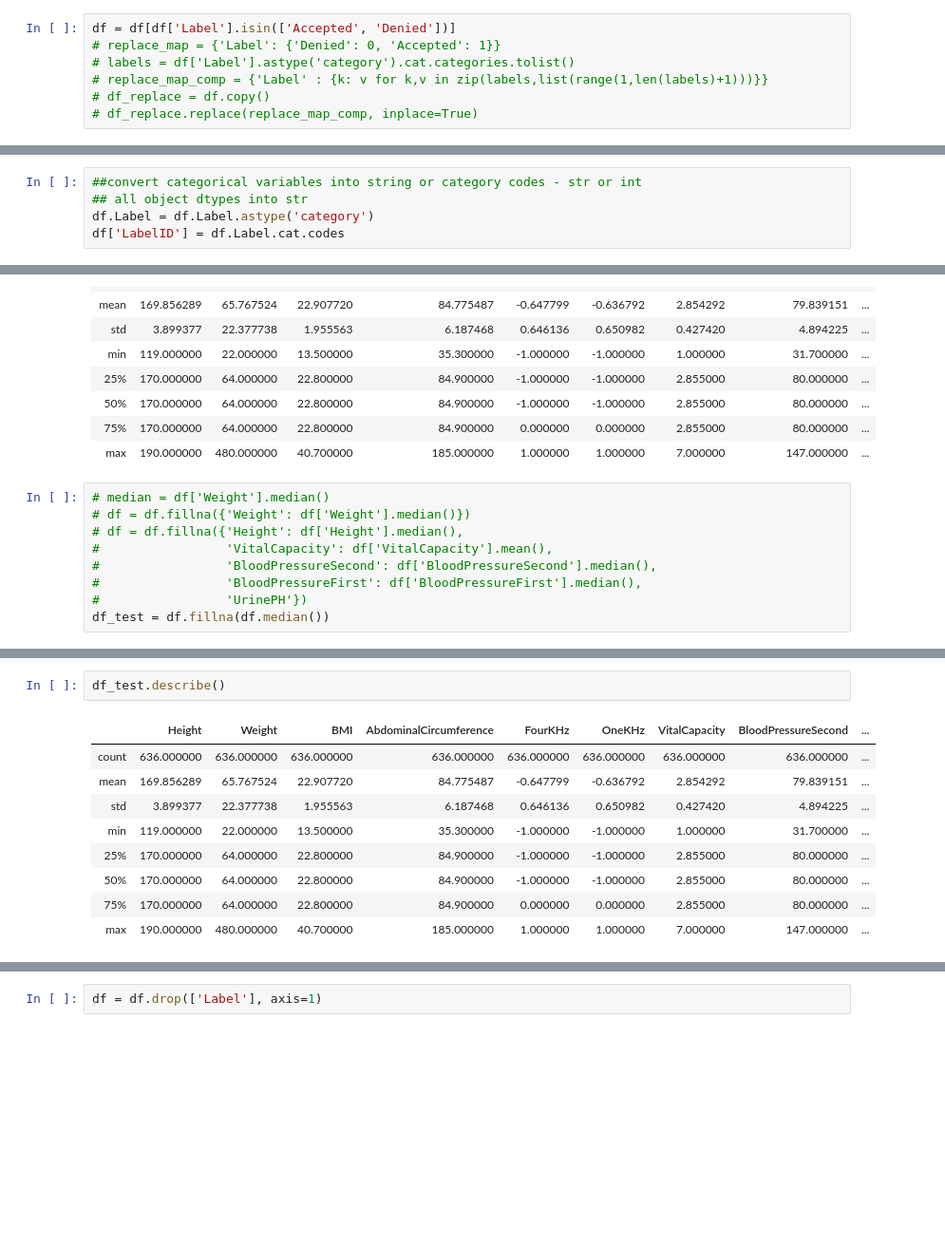
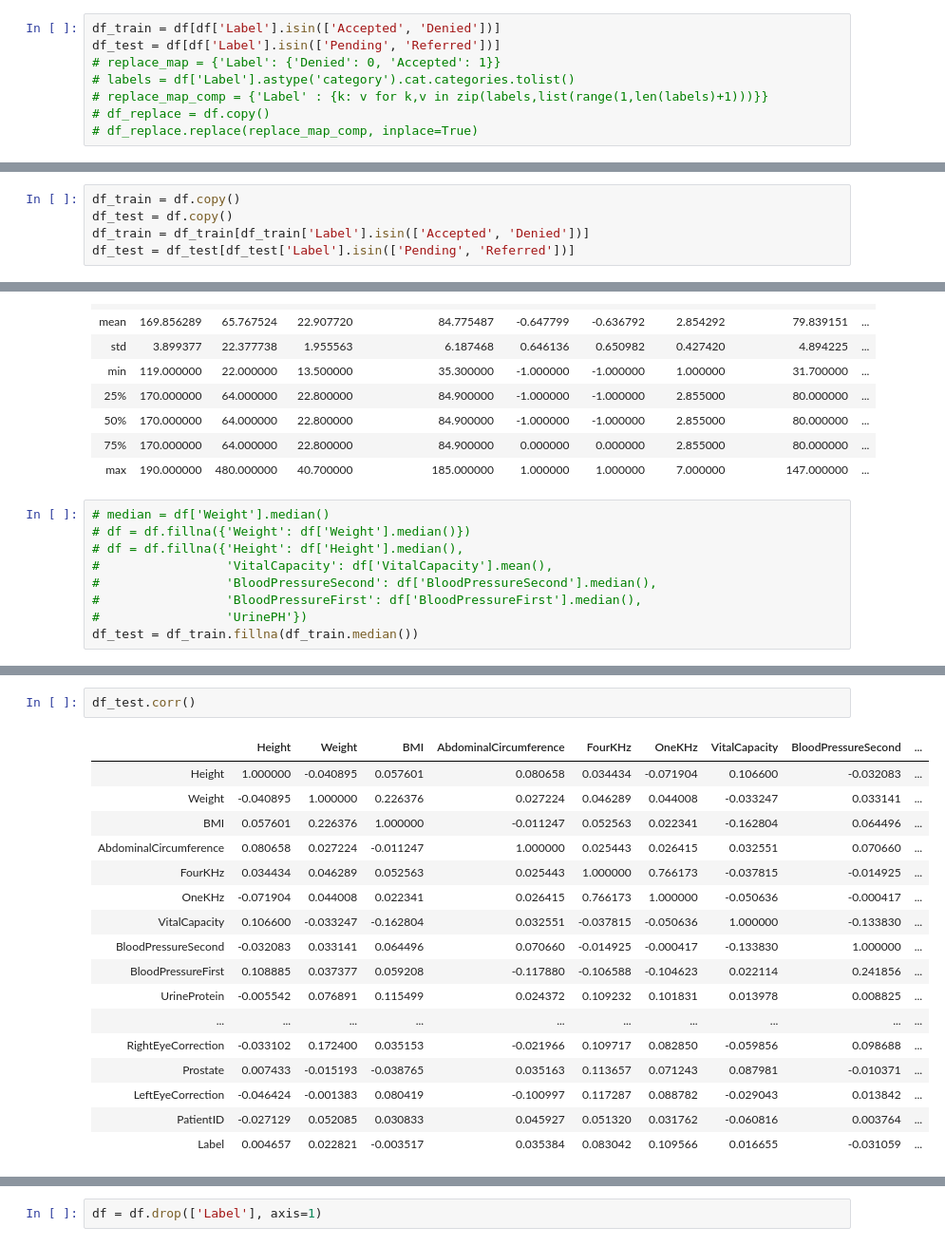
Before and after one commit to chaitalic07/Hands-on-challenge, a Jupyter notebook: ds_test.ipynb, the cells around one changed output, grey strips where cells are left out. Shown at 95% size. Cells and saved outputs as stored; diff of their text form; blank space fills up the shorter version.

```diff
--- a/ds_test.ipynb
+++ b/ds_test.ipynb
@@ -69,7 +69,8 @@ df.PatientID = df.PatientID.astype('int')
 df.dropna(how='all', inplace=True)
 df.reset_index(drop=True, inplace=True)
 # %%
-df = df[df['Label'].isin(['Accepted', 'Denied'])]
+df_train = df[df['Label'].isin(['Accepted', 'Denied'])]
+df_test = df[df['Label'].isin(['Pending', 'Referred'])]
 # replace_map = {'Label': {'Denied': 0, 'Accepted': 1}}
 # labels = df['Label'].astype('category').cat.categories.tolist()
 # replace_map_comp = {'Label' : {k: v for k,v in zip(labels,list(range(1,len(labels)+1)))}}
@@ -106,5 +78,0 @@ df_replace.head(100)
-# %%
-##convert categorical variables into string or category codes - str or int
-## all object dtypes into str
-df.Label = df.Label.astype('category')
-df['LabelID'] = df.Label.cat.codes
@@ -241,0 +202,5 @@ df.dropna(axis=0,how='all').corr()
+# %%
+df_train = df.copy()
+df_test = df.copy()
+df_train = df_train[df_train['Label'].isin(['Accepted', 'Denied'])]
+df_test = df_test[df_test['Label'].isin(['Pending', 'Referred'])]
@@ -303,4 +318,4 @@ df_test.describe()
 #                 'BloodPressureSecond': df['BloodPressureSecond'].median(),
 #                 'BloodPressureFirst': df['BloodPressureFirst'].median(),
 #                 'UrinePH'})
-df_test = df.fillna(df.median())
+df_test = df_train.fillna(df_train.median())
@@ -307,12 +332,20 @@ df_test = df.fillna(df.median())
 # %%
-df_test.describe()
+df_test.corr()
 # %% [output]
 |  | Height | Weight | BMI | AbdominalCircumference | FourKHz | OneKHz | VitalCapacity | BloodPressureSecond | ... |
-| count | 636.000000 | 636.000000 | 636.000000 | 636.000000 | 636.000000 | 636.000000 | 636.000000 | 636.000000 | ... |
-| mean | 169.856289 | 65.767524 | 22.907720 | 84.775487 | -0.647799 | -0.636792 | 2.854292 | 79.839151 | ... |
-| std | 3.899377 | 22.377738 | 1.955563 | 6.187468 | 0.646136 | 0.650982 | 0.427420 | 4.894225 | ... |
-| min | 119.000000 | 22.000000 | 13.500000 | 35.300000 | -1.000000 | -1.000000 | 1.000000 | 31.700000 | ... |
-| 25% | 170.000000 | 64.000000 | 22.800000 | 84.900000 | -1.000000 | -1.000000 | 2.855000 | 80.000000 | ... |
-| 50% | 170.000000 | 64.000000 | 22.800000 | 84.900000 | -1.000000 | -1.000000 | 2.855000 | 80.000000 | ... |
-| 75% | 170.000000 | 64.000000 | 22.800000 | 84.900000 | 0.000000 | 0.000000 | 2.855000 | 80.000000 | ... |
-| max | 190.000000 | 480.000000 | 40.700000 | 185.000000 | 1.000000 | 1.000000 | 7.000000 | 147.000000 | ... |
+| Height | 1.000000 | -0.040895 | 0.057601 | 0.080658 | 0.034434 | -0.071904 | 0.106600 | -0.032083 | ... |
+| Weight | -0.040895 | 1.000000 | 0.226376 | 0.027224 | 0.046289 | 0.044008 | -0.033247 | 0.033141 | ... |
+| BMI | 0.057601 | 0.226376 | 1.000000 | -0.011247 | 0.052563 | 0.022341 | -0.162804 | 0.064496 | ... |
+| AbdominalCircumference | 0.080658 | 0.027224 | -0.011247 | 1.000000 | 0.025443 | 0.026415 | 0.032551 | 0.070660 | ... |
+| FourKHz | 0.034434 | 0.046289 | 0.052563 | 0.025443 | 1.000000 | 0.766173 | -0.037815 | -0.014925 | ... |
+| OneKHz | -0.071904 | 0.044008 | 0.022341 | 0.026415 | 0.766173 | 1.000000 | -0.050636 | -0.000417 | ... |
+| VitalCapacity | 0.106600 | -0.033247 | -0.162804 | 0.032551 | -0.037815 | -0.050636 | 1.000000 | -0.133830 | ... |
+| BloodPressureSecond | -0.032083 | 0.033141 | 0.064496 | 0.070660 | -0.014925 | -0.000417 | -0.133830 | 1.000000 | ... |
+| BloodPressureFirst | 0.108885 | 0.037377 | 0.059208 | -0.117880 | -0.106588 | -0.104623 | 0.022114 | 0.241856 | ... |
+| UrineProtein | -0.005542 | 0.076891 | 0.115499 | 0.024372 | 0.109232 | 0.101831 | 0.013978 | 0.008825 | ... |
+| ... | ... | ... | ... | ... | ... | ... | ... | ... | ... |
+| RightEyeCorrection | -0.033102 | 0.172400 | 0.035153 | -0.021966 | 0.109717 | 0.082850 | -0.059856 | 0.098688 | ... |
+| Prostate | 0.007433 | -0.015193 | -0.038765 | 0.035163 | 0.113657 | 0.071243 | 0.087981 | -0.010371 | ... |
+| LeftEyeCorrection | -0.046424 | -0.001383 | 0.080419 | -0.100997 | 0.117287 | 0.088782 | -0.029043 | 0.013842 | ... |
+| PatientID | -0.027129 | 0.052085 | 0.030833 | 0.045927 | 0.051320 | 0.031762 | -0.060816 | 0.003764 | ... |
+| Label | 0.004657 | 0.022821 | -0.003517 | 0.035384 | 0.083042 | 0.109566 | 0.016655 | -0.031059 | ... |
```
Also changed, not shown: parts of 34 cells of this notebook.
